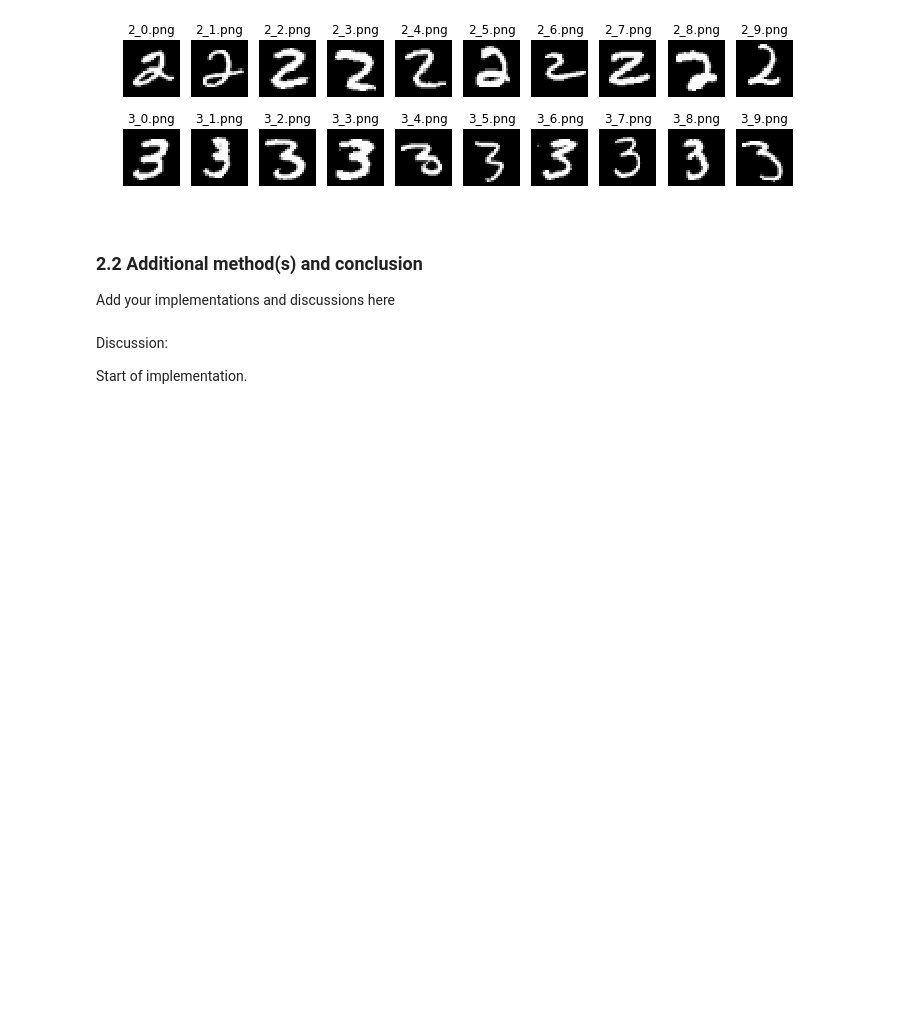
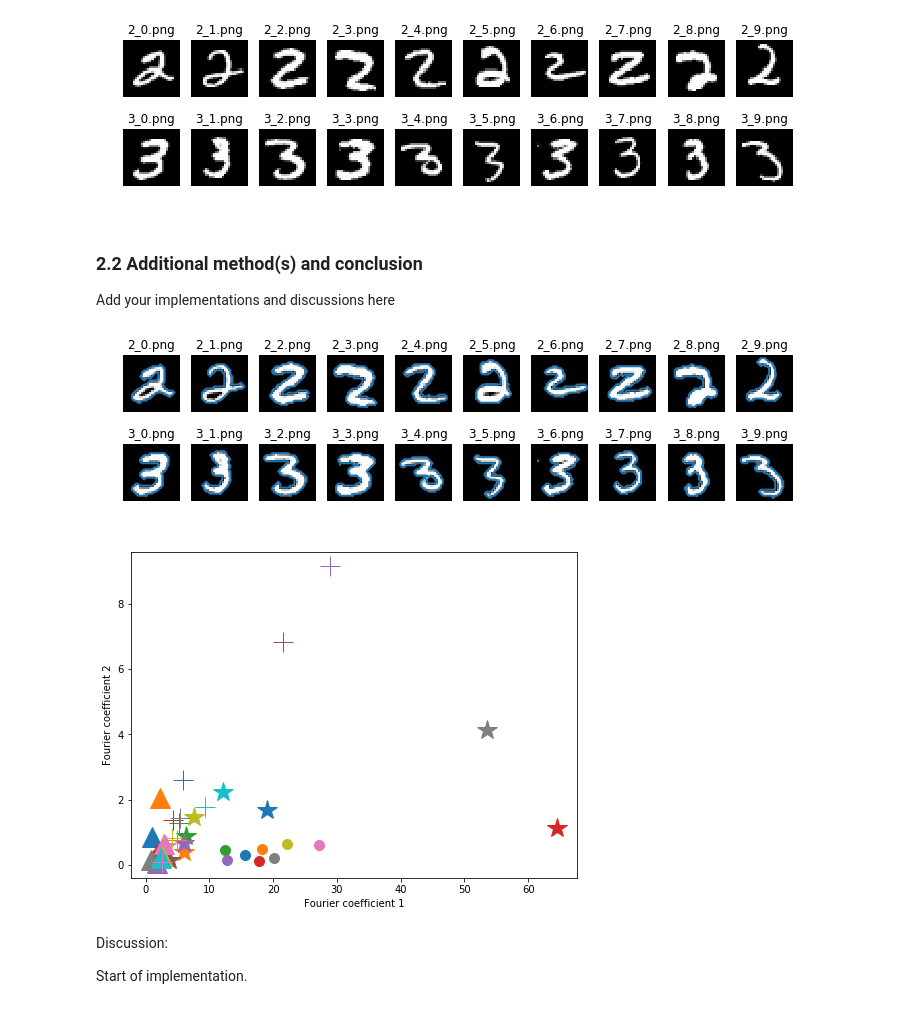
Before and after one commit to zenomessi/IAPR, a Jupyter notebook: labs/lab_02_object_description.ipynb, the cells around one changed output. Cells and saved outputs as stored; diff of their text form; code cells hidden in the pictures; blank space fills up the shorter version.

```diff
--- a/labs/lab_02_object_description.ipynb
+++ b/labs/lab_02_object_description.ipynb
@@ -394,3 +306,60 @@ ft_3_norm=[[abs(u) for u in f] for f in ft_1]
+# %%
+twos_bin=binarize(twos_im, 100)
+threes_bin=binarize(threes_im,100)
+
+twos_dilated=morpho_operation(twos_bin)
+threes_dilated=morpho_operation(threes_bin)
+
+outer_2=biggest_contours(twos_dilated)
+outer_3=biggest_contours(threes_dilated)
+
+### creating the complex numbers from the contours
+us_2=contour2complex(outer_2)
+us_3=contour2complex(outer_3)
+
+ft_2=fourier(us_2, 10)
+ft_3=fourier(us_3, 10)
+
+# Take their norm
+ft_2_norm=[[abs(u) for u in f] for f in ft_2]
+ft_3_norm=[[abs(u) for u in f] for f in ft_3]
+
+# Plot everything
+
+# Plot binarized images with contours
+fig, axes = plt.subplots(2, len(twos_im), figsize=(12, 3))
+for ax, im, nm, cont in zip(axes[0], twos_im, twos_names, outer_2):
+    ax.imshow(im, cmap='gray')
+    ax.plot(cont[:, 1], cont[:, 0], linewidth=2)
+    ax.axis('off')
+    ax.set_title(nm)
+for ax, im, nm, cont in zip(axes[1], threes_im, threes_names, outer_3):
+    ax.imshow(im, cmap='gray')
+    ax.plot(cont[:, 1], cont[:, 0], linewidth=2)
+    ax.axis('off')
+    ax.set_title(nm)
+
+#Fourier descriptors
+fig, ax = plt.subplots(1, 1, figsize=(8, 6))
+for f in ft_0_norm:
+#     ax.plot(f[1], f[4], '*', markersize='20')
+    ax.plot(f[1]/f[3], f[4]/f[3], '*', markersize='20')
+for f in ft_1_norm:
+#     ax.plot(f[1], f[4], '.', markersize='20')
+    ax.plot(f[1]/f[3], f[4]/f[3], '.', markersize='20')
+for f in ft_2_norm:
+#     ax.plot(f[1], f[4], '^', markersize='20')
+    ax.plot(f[1]/f[3], f[4]/f[3], '^', markersize='20')
+for f in ft_3_norm:
+#     ax.plot(f[1], f[4], '+', markersize='20')
+    ax.plot(f[1]/f[3], f[4]/f[3], '+', markersize='20')
+ax.set_xlabel('Fourier coefficient 1')
+ax.set_ylabel('Fourier coefficient 2')
+# ax.set(xlim=(0, 30), ylim=(0, 3))
+plt.show()
+# %% [output]
+[figure, added]
+[figure, added]
 # %% [markdown]
 Discussion:
 
```
Also changed, not shown: parts of 6 cells of this notebook.
